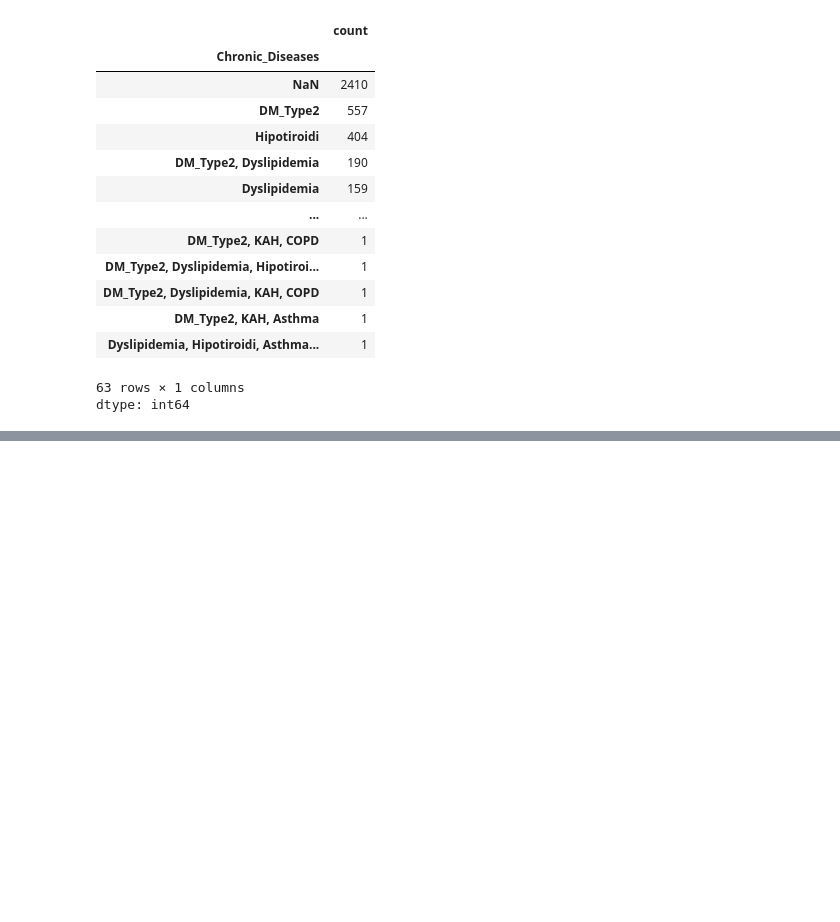
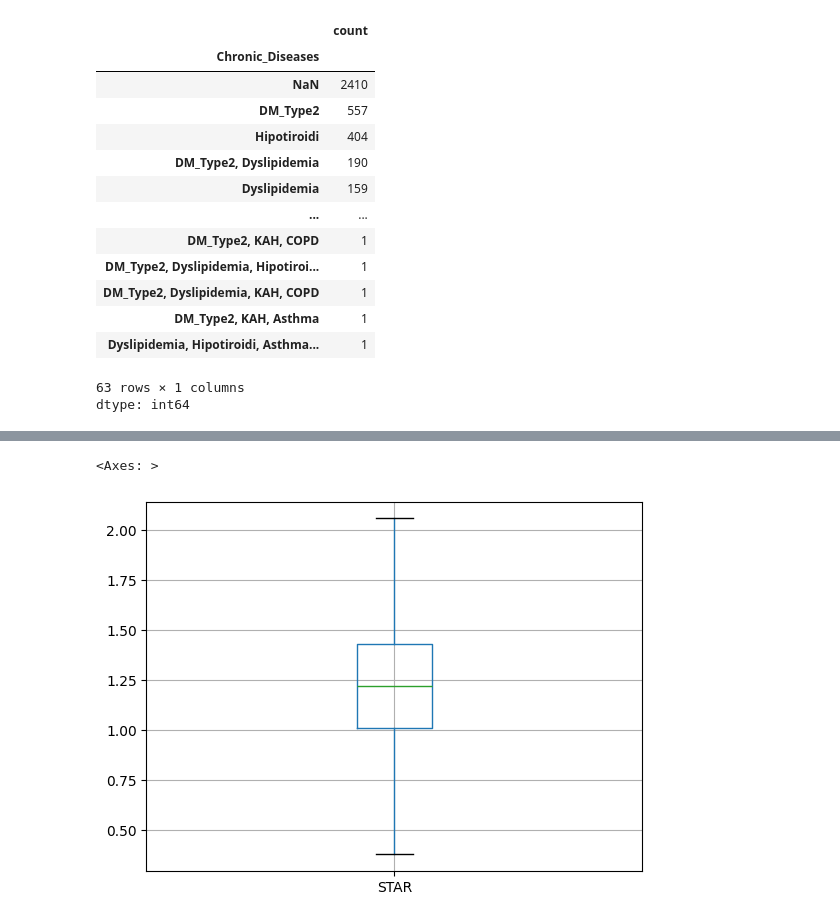
Before and after one commit to sadullahozcan/sarcopenia_eda_analysis, a Jupyter notebook: EDA_04.ipynb, the cells around one changed output, grey strips where cells are left out. Saved outputs shown, nothing was run; the diff lists cells and outputs as text; code cells hidden in the pictures; blank space fills up the shorter version.

```diff
--- a/EDA_04.ipynb
+++ b/EDA_04.ipynb
@@ -409,0 +666,5 @@ df.to_excel('/content/drive/MyDrive/SARCOPENIA_PROJECT/sarcopenia-data-set_colum
+# %%
+df.boxplot(column='STAR')
+# %% [output]
+<Axes: >
+[figure, added]
```
Also changed, not shown: parts of 59 cells of this notebook.
